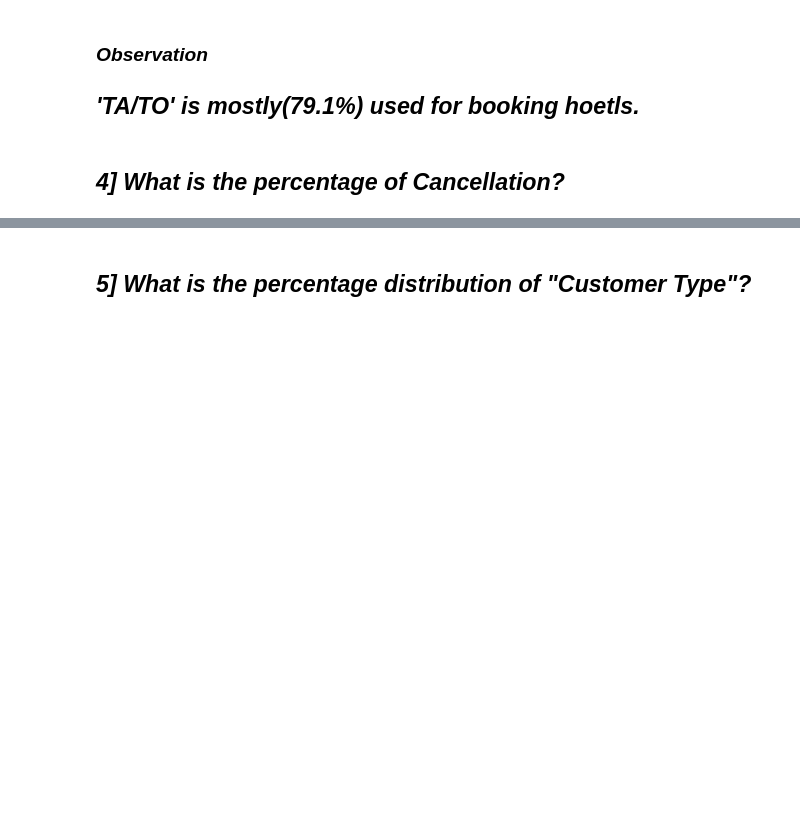
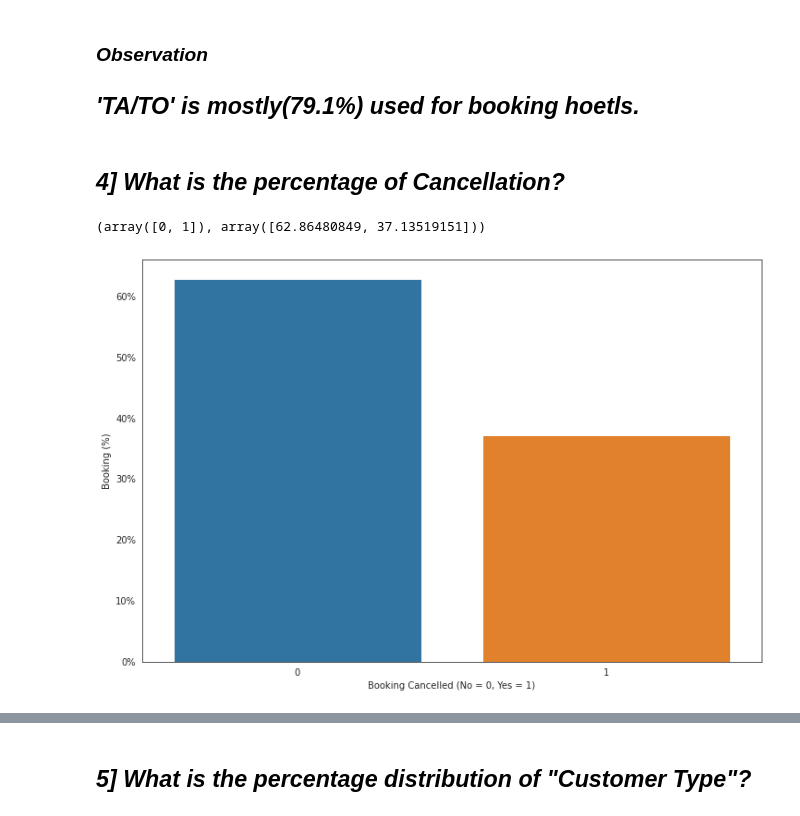
Before and after one commit to PrinceChauhan608/HOTELDBA-EDA-CAPSTONE, a Jupyter notebook: Collab_Hotel_Booking_Analysis_Capstone_Project.ipynb, the cells around one changed output, grey strips where cells are left out. Drawn from its saved outputs; the diff is of its cells as text; code cells hidden in the pictures; blank space fills up the shorter version.

```diff
--- a/Collab_Hotel_Booking_Analysis_Capstone_Project.ipynb
+++ b/Collab_Hotel_Booking_Analysis_Capstone_Project.ipynb
@@ -376,3 +401,55 @@ plt.title(' Mostly Used Distribution Channel for Hotel Bookings ')
+# %%
+#Now let’s use this function on our is_canceled feature and see the result.
+
+x,y = get_count1(hoteldb['is_canceled'])
+x,y
+# %% [output]
+(array([0, 1]), array([62.86480849, 37.13519151]))
+# %%
+#plot the digram through write function
+def plot(x, y,tittle=None,x_label=None,y_label=None, title=None, figsize=(12,8), type='bar'):
+
+    '''
+    INPUT:
+        x:        Array containing values for x-axis
+        y:        Array containing values for y-axis
+        x_lable:  String value for x-axis label
+        y_lable:  String value for y-axis label
+        title:    String value for plot title
+        figsize:  tuple value, for figure size
+        type:     type of plot (default is bar plot)
+
+    OUTPUT:
+        Display the plot
+    '''
+
+    sns.set_style('white')
+
+    fig, ax = plt.subplots(figsize=figsize)
+
+    ax.yaxis.set_major_formatter(mtick.PercentFormatter())
+
+    if x_label != None:
+        ax.set_xlabel(x_label)
+
+    if y_label != None:
+        ax.set_ylabel(y_label)
+
+    if title != None:
+        ax.set_title(title)
+
+    if type == 'bar':
+        sns.barplot(x,y, ax = ax)
+    elif type == 'line':
+        sns.lineplot(x,y, ax = ax, sort=False)
+
+
+    plt.show()
+# %%
+#Now let’s call the function
+plot(x,y,tittle='Cancellation and non Cancellation',x_label='Booking Cancelled (No = 0, Yes = 1)', y_label='Booking (%)')
+# %% [output]
+[figure, added]
 # %%
 #Visualizing the percentage of cancellation and non cancellation by the pie chart.
 
```
Also changed, not shown: parts of 8 cells of this notebook.
